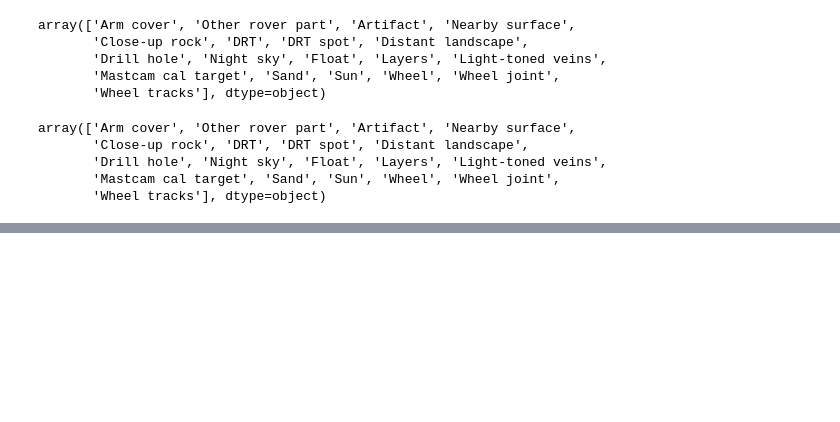
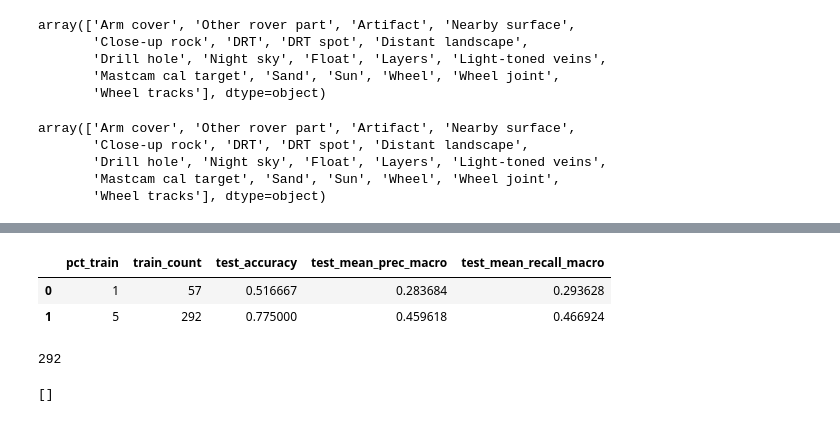
Before and after one commit to kaipak/data-science-notebooks, a Jupyter notebook: experiments_and_development/SimCLRv2-PyTorch/marsv2_experiments.ipynb, the cells around one changed output, grey strips where cells are left out. Saved outputs shown, nothing was run; the diff lists cells and outputs as text; code cells hidden in the pictures; blank space fills up the shorter version.

```diff
--- a/experiments_and_development/SimCLRv2-PyTorch/marsv2_experiments.ipynb
+++ b/experiments_and_development/SimCLRv2-PyTorch/marsv2_experiments.ipynb
@@ -552,0 +687,14 @@ classes
+# %%
+df_results
+# %% [output]
+|  | pct_train | train_count | test_accuracy | test_mean_prec_macro | test_mean_recall_macro |
+| 0 | 1 | 57 | 0.516667 | 0.283684 | 0.293628 |
+| 1 | 5 | 292 | 0.775000 | 0.459618 | 0.466924 |
+# %%
+TRAIN_LABELS.shape[0]
+# %% [output]
+292
+# %%
+train_count
+# %% [output]
+[]
```
Also changed, not shown: parts of 19 cells of this notebook, 2 other files.
